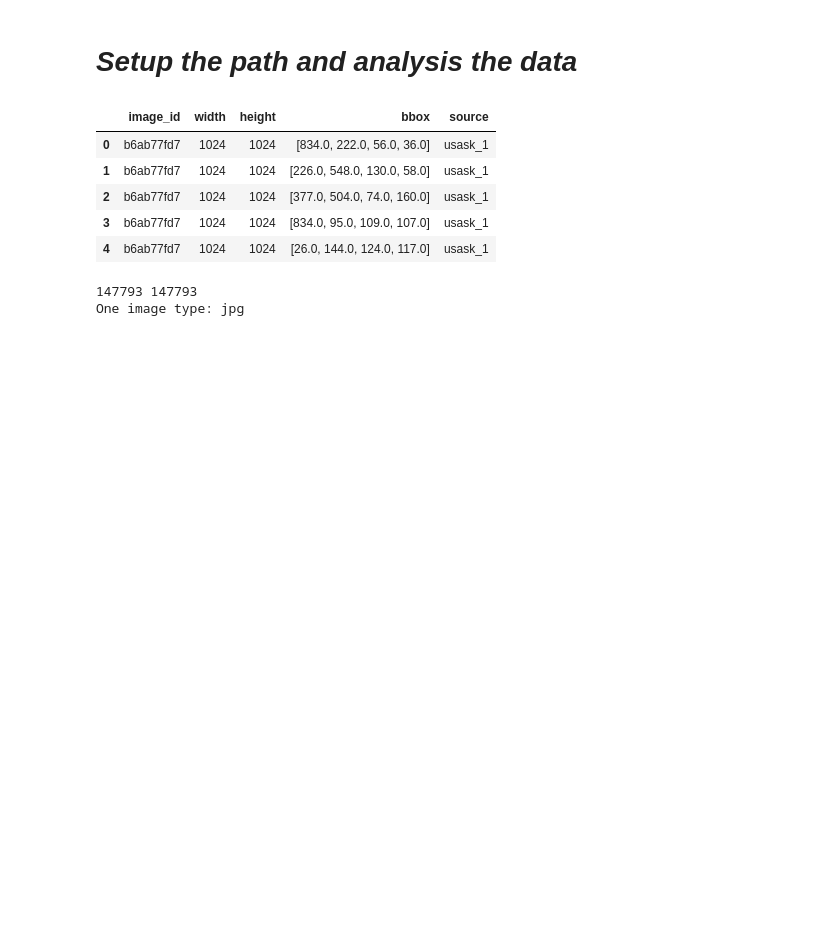
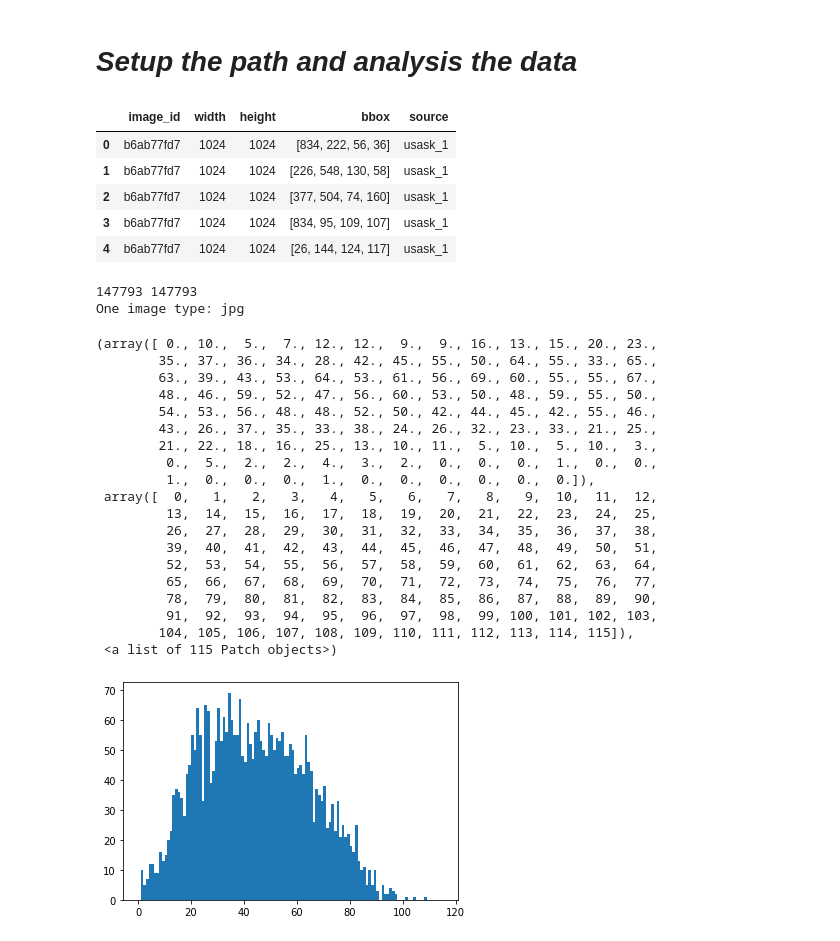
Before and after one commit to aquangnguyen1992/global_wheat_detection, a Jupyter notebook: Global_Wheat_Detection.ipynb, the cells around one changed output. Saved outputs shown, nothing was run; the diff lists cells and outputs as text; code cells hidden in the pictures; blank space fills up the shorter version.

Commit message:
Filtered the bbox of each image

```diff
--- a/Global_Wheat_Detection.ipynb
+++ b/Global_Wheat_Detection.ipynb
@@ -55,13 +55,17 @@ test_images = os.listdir(test_images_path)
 
 ground_truth = pd.read_csv("/content/train.csv")
 ground_truth.head(5)
+for i in range(len(ground_truth)):
+  ground_truth.at[i, 'bbox'] = np.array(literal_eval(ground_truth['bbox'][i])).astype(int)
+
+ground_truth.head()
 # %% [output]
 |  | image_id | width | height | bbox | source |
-| 0 | b6ab77fd7 | 1024 | 1024 | [834.0, 222.0, 56.0, 36.0] | usask_1 |
-| 1 | b6ab77fd7 | 1024 | 1024 | [226.0, 548.0, 130.0, 58.0] | usask_1 |
-| 2 | b6ab77fd7 | 1024 | 1024 | [377.0, 504.0, 74.0, 160.0] | usask_1 |
-| 3 | b6ab77fd7 | 1024 | 1024 | [834.0, 95.0, 109.0, 107.0] | usask_1 |
-| 4 | b6ab77fd7 | 1024 | 1024 | [26.0, 144.0, 124.0, 117.0] | usask_1 |
+| 0 | b6ab77fd7 | 1024 | 1024 | [834, 222, 56, 36] | usask_1 |
+| 1 | b6ab77fd7 | 1024 | 1024 | [226, 548, 130, 58] | usask_1 |
+| 2 | b6ab77fd7 | 1024 | 1024 | [377, 504, 74, 160] | usask_1 |
+| 3 | b6ab77fd7 | 1024 | 1024 | [834, 95, 109, 107] | usask_1 |
+| 4 | b6ab77fd7 | 1024 | 1024 | [26, 144, 124, 117] | usask_1 |
 # %%
 # Check the resolution
 if len(np.unique(np.array(ground_truth['width'])))>1 or len(np.unique(np.array(ground_truth['height'])))>1:
@@ -84,3 +88,29 @@ else:
 # %% [output]
 147793 147793
 One image type: jpg
+# %%
+detection_in_image = np.unique(np.array(ground_truth['image_id']), return_index=True, return_counts=True)
+
+#Show number of detections in each image
+plt.hist(detection_in_image[2], bins=range(max(detection_in_image[2])))
+# %% [output]
+(array([ 0., 10.,  5.,  7., 12., 12.,  9.,  9., 16., 13., 15., 20., 23.,
+        35., 37., 36., 34., 28., 42., 45., 55., 50., 64., 55., 33., 65.,
+        63., 39., 43., 53., 64., 53., 61., 56., 69., 60., 55., 55., 67.,
+        48., 46., 59., 52., 47., 56., 60., 53., 50., 48., 59., 55., 50.,
+        54., 53., 56., 48., 48., 52., 50., 42., 44., 45., 42., 55., 46.,
+        43., 26., 37., 35., 33., 38., 24., 26., 32., 23., 33., 21., 25.,
+        21., 22., 18., 16., 25., 13., 10., 11.,  5., 10.,  5., 10.,  3.,
+         0.,  5.,  2.,  2.,  4.,  3.,  2.,  0.,  0.,  0.,  1.,  0.,  0.,
+         1.,  0.,  0.,  0.,  1.,  0.,  0.,  0.,  0.,  0.,  0.]),
+ array([  0,   1,   2,   3,   4,   5,   6,   7,   8,   9,  10,  11,  12,
+         13,  14,  15,  16,  17,  18,  19,  20,  21,  22,  23,  24,  25,
+         26,  27,  28,  29,  30,  31,  32,  33,  34,  35,  36,  37,  38,
+         39,  40,  41,  42,  43,  44,  45,  46,  47,  48,  49,  50,  51,
+         52,  53,  54,  55,  56,  57,  58,  59,  60,  61,  62,  63,  64,
+         65,  66,  67,  68,  69,  70,  71,  72,  73,  74,  75,  76,  77,
+         78,  79,  80,  81,  82,  83,  84,  85,  86,  87,  88,  89,  90,
+         91,  92,  93,  94,  95,  96,  97,  98,  99, 100, 101, 102, 103,
+        104, 105, 106, 107, 108, 109, 110, 111, 112, 113, 114, 115]),
+ <a list of 115 Patch objects>)
+[figure, added]
```
Also changed, not shown: parts of 3 cells of this notebook.
